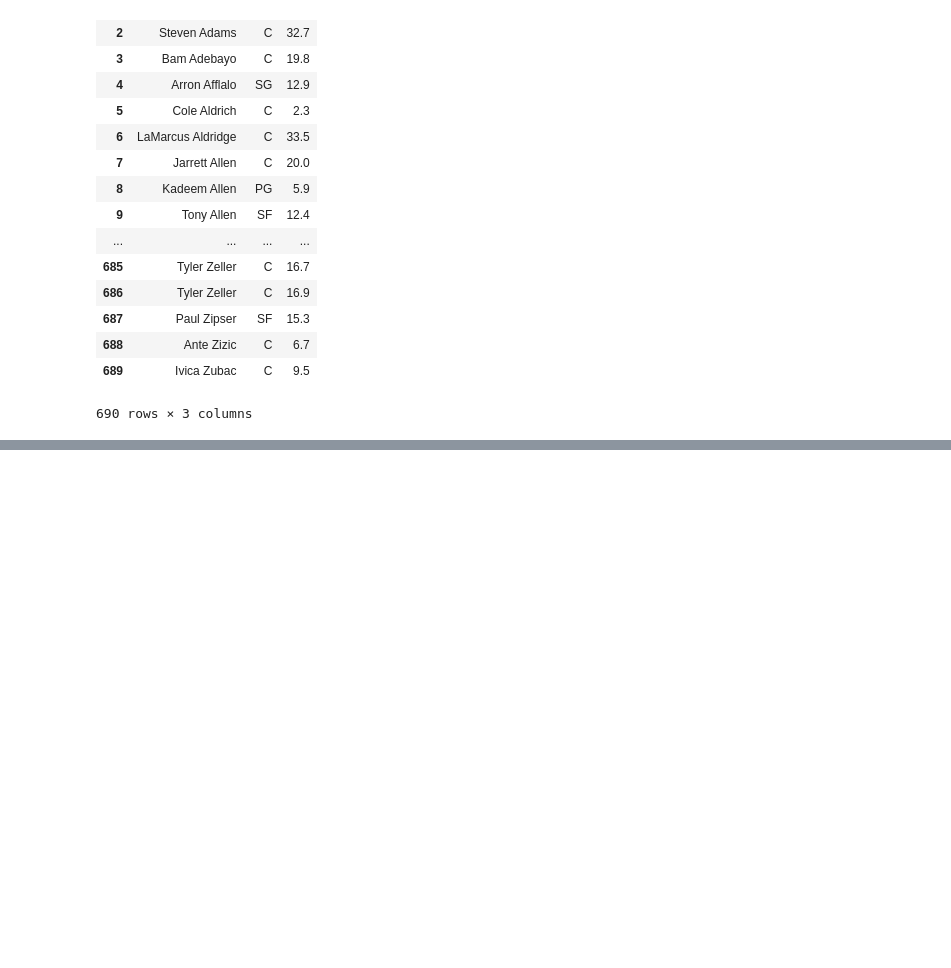
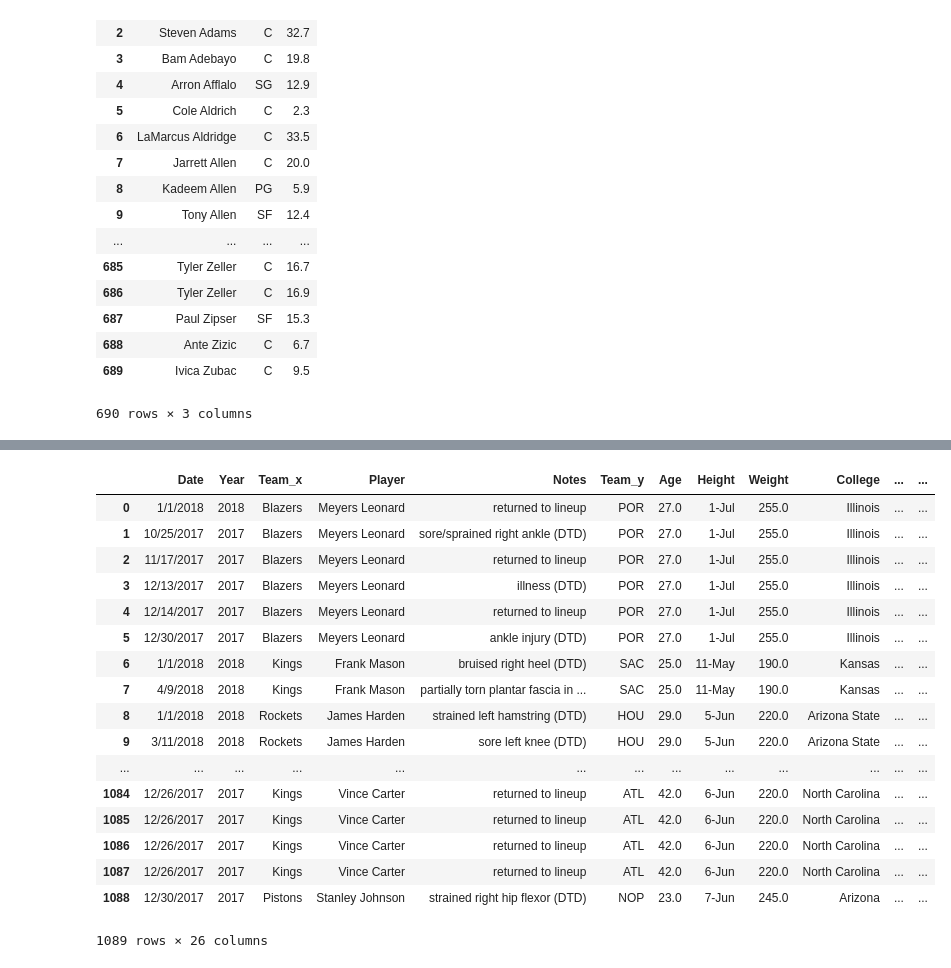
Before and after one commit to rmishra1990/Drunk-on-Data, a Jupyter notebook: Ritu/NBA Data - Ritu.ipynb, the cells around one changed output, grey strips where cells are left out. Saved outputs shown, nothing was run; the diff lists cells and outputs as text; code cells hidden in the pictures; blank space fills up the shorter version.

```diff
--- a/Ritu/NBA Data - Ritu.ipynb
+++ b/Ritu/NBA Data - Ritu.ipynb
@@ -142 +148,3 @@ mergedStats_df.head()
 5 rows × 22 columns
+# %%
+mergedStats_df = mergedStats_df[pd.notnull(mergedStats_df['Team'])]
@@ -144,0 +174,23 @@ mergedStats_df.to_csv("Merged_Stats.csv", index=False)
+# %%
+mergedInj_df =pd.merge(NBAinjury_df, mergedStats_df, on='Player', how='inner')
+# %%
+mergedInj_df
+# %% [output]
+|  | Date | Year | Team_x | Player | Notes | Team_y | Age | Height | Weight | College | ... | ... |
+| 0 | 1/1/2018 | 2018 | Blazers | Meyers Leonard | returned to lineup | POR | 27.0 | 1-Jul | 255.0 | Illinois | ... | ... |
+| 1 | 10/25/2017 | 2017 | Blazers | Meyers Leonard | sore/sprained right ankle (DTD) | POR | 27.0 | 1-Jul | 255.0 | Illinois | ... | ... |
+| 2 | 11/17/2017 | 2017 | Blazers | Meyers Leonard | returned to lineup | POR | 27.0 | 1-Jul | 255.0 | Illinois | ... | ... |
+| 3 | 12/13/2017 | 2017 | Blazers | Meyers Leonard | illness (DTD) | POR | 27.0 | 1-Jul | 255.0 | Illinois | ... | ... |
+| 4 | 12/14/2017 | 2017 | Blazers | Meyers Leonard | returned to lineup | POR | 27.0 | 1-Jul | 255.0 | Illinois | ... | ... |
+| 5 | 12/30/2017 | 2017 | Blazers | Meyers Leonard | ankle injury (DTD) | POR | 27.0 | 1-Jul | 255.0 | Illinois | ... | ... |
+| 6 | 1/1/2018 | 2018 | Kings | Frank Mason | bruised right heel (DTD) | SAC | 25.0 | 11-May | 190.0 | Kansas | ... | ... |
+| 7 | 4/9/2018 | 2018 | Kings | Frank Mason | partially torn plantar fascia in ... | SAC | 25.0 | 11-May | 190.0 | Kansas | ... | ... |
+| 8 | 1/1/2018 | 2018 | Rockets | James Harden | strained left hamstring (DTD) | HOU | 29.0 | 5-Jun | 220.0 | Arizona State | ... | ... |
+| 9 | 3/11/2018 | 2018 | Rockets | James Harden | sore left knee (DTD) | HOU | 29.0 | 5-Jun | 220.0 | Arizona State | ... | ... |
+| ... | ... | ... | ... | ... | ... | ... | ... | ... | ... | ... | ... | ... |
+| 1084 | 12/26/2017 | 2017 | Kings | Vince Carter | returned to lineup | ATL | 42.0 | 6-Jun | 220.0 | North Carolina | ... | ... |
+| 1085 | 12/26/2017 | 2017 | Kings | Vince Carter | returned to lineup | ATL | 42.0 | 6-Jun | 220.0 | North Carolina | ... | ... |
+| 1086 | 12/26/2017 | 2017 | Kings | Vince Carter | returned to lineup | ATL | 42.0 | 6-Jun | 220.0 | North Carolina | ... | ... |
+| 1087 | 12/26/2017 | 2017 | Kings | Vince Carter | returned to lineup | ATL | 42.0 | 6-Jun | 220.0 | North Carolina | ... | ... |
+| 1088 | 12/30/2017 | 2017 | Pistons | Stanley Johnson | strained right hip flexor (DTD) | NOP | 23.0 | 7-Jun | 245.0 | Arizona | ... | ... |
+1089 rows × 26 columns
```
Also changed, not shown: parts of 11 cells of this notebook, 6 other files.
